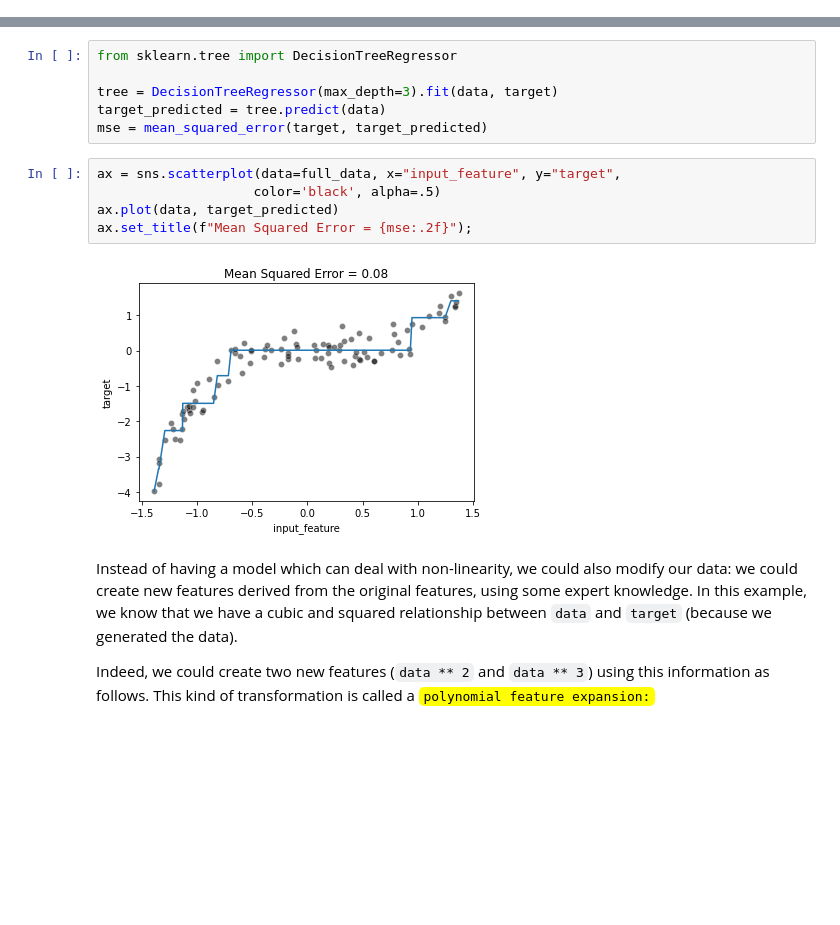
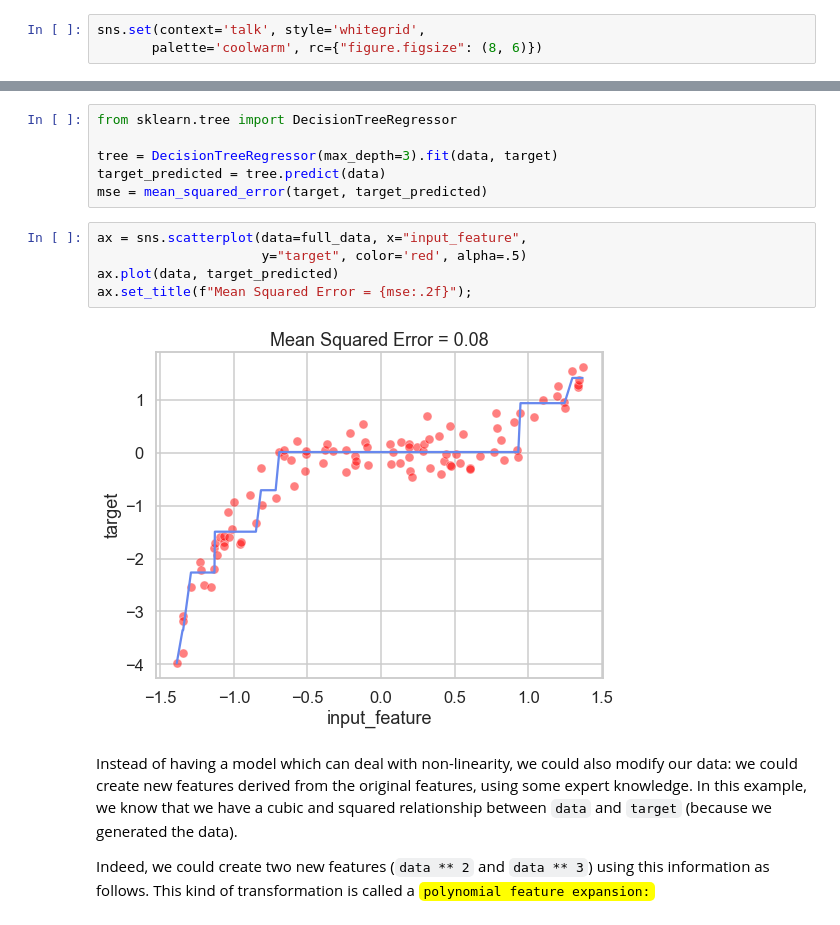
Before and after one commit to skacem/Learning-Machine-Learning, a Jupyter notebook: Scikit-learn/402_linear_regression_non_linear_relationship.ipynb, the cells around one changed output, grey strips where cells are left out. Drawn from its saved outputs; the diff is of its cells as text; blank space fills up the shorter version.

```diff
--- a/Scikit-learn/402_linear_regression_non_linear_relationship.ipynb
+++ b/Scikit-learn/402_linear_regression_non_linear_relationship.ipynb
@@ -10,6 +10,9 @@ To illustrate these concepts, we will reuse the same dataset generated in the pr
 import numpy as np
 import pandas as pd
 import seaborn as sns
+# %%
+sns.set(context='talk', style='whitegrid',
+       palette='coolwarm', rc={"figure.figsize": (8, 6)})
 # %%
 rng = np.random.RandomState(0)
 n_sample = 100
@@ -77,12 +80,12 @@ tree = DecisionTreeRegressor(max_depth=3).fit(data, target)
 target_predicted = tree.predict(data)
 mse = mean_squared_error(target, target_predicted)
 # %%
-ax = sns.scatterplot(data=full_data, x="input_feature", y="target",
-                    color='black', alpha=.5)
+ax = sns.scatterplot(data=full_data, x="input_feature",
+                     y="target", color='red', alpha=.5)
 ax.plot(data, target_predicted)
 ax.set_title(f"Mean Squared Error = {mse:.2f}");
 # %% [output]
-[figure, old version]
+[figure, new version]
 # %% [markdown]
 Instead of having a model which can deal with non-linearity, we could also modify our data: we could create new features derived from the original features, using some expert knowledge. In this example, we know that we have a cubic and squared relationship between `data` and `target` (because we generated the data).
 
```
Also changed, not shown: parts of 10 cells of this notebook.
